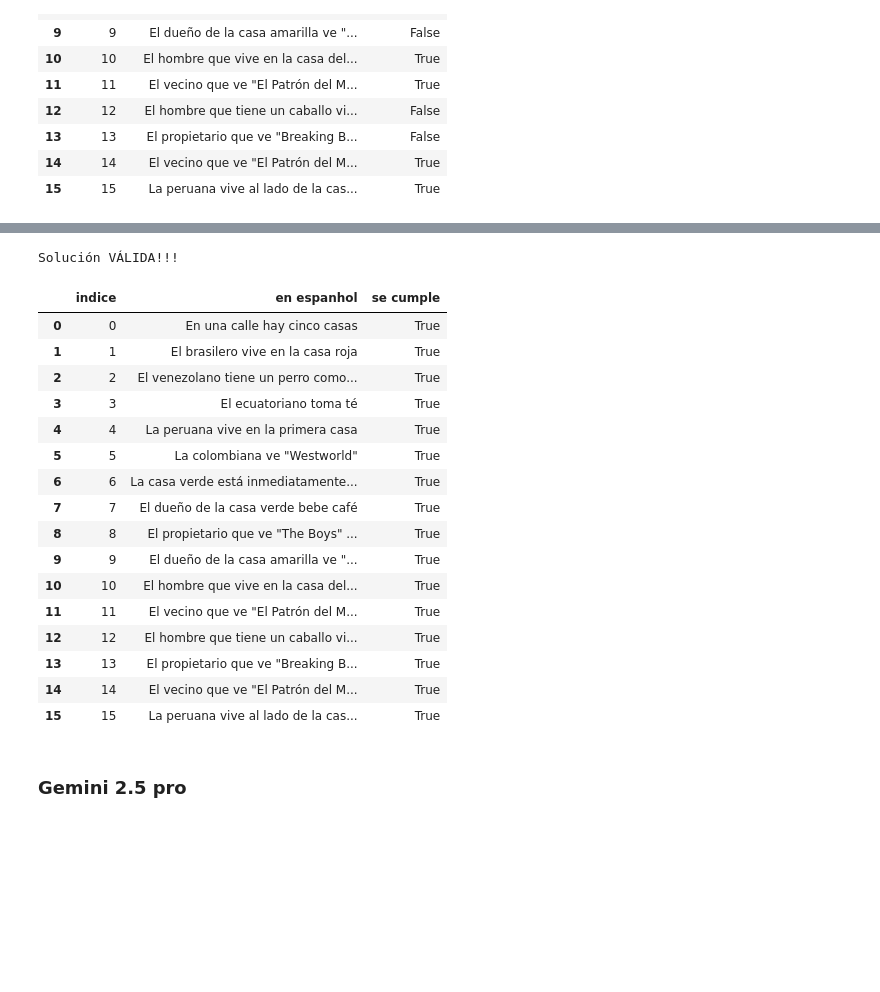
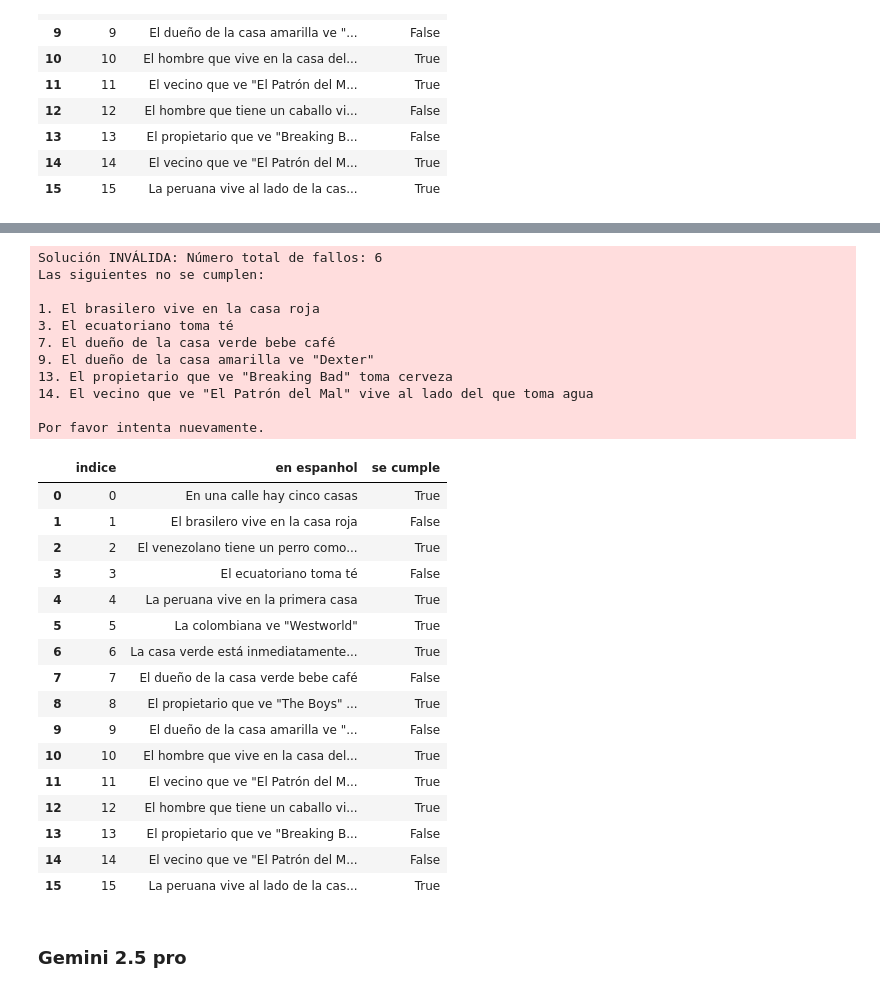
Before and after one commit to cuckookernel/talks-blogs-etc, a Jupyter notebook: AI-ML-DL-LLMs-HashHouse/einsteins_puzzle/Acertijo-Einstein.ipynb, the cells around one changed output, grey strips where cells are left out. Saved outputs shown, nothing was run; the diff lists cells and outputs as text; code cells hidden in the pictures; blank space fills up the shorter version.

```diff
--- a/AI-ML-DL-LLMs-HashHouse/Acertijo-Einstein.ipynb
+++ b/AI-ML-DL-LLMs-HashHouse/einsteins_puzzle/Acertijo-Einstein.ipynb
@@ -74,13 +112,20 @@ CONDICIONES_ESPANHOL
 # %% [markdown]
 ### Clases Auxiliares
 # %%
-
 from typing import TypedDict, NotRequired
 from dataclasses import dataclass
 import pandas as pd
 import sys
 
 class Casa(TypedDict):
+    nacionalidad: str
+    color: str
+    serie_que_ve: str
+    bebida_que_toma: str
+    mascote: str
+
+
+class CondicionCasa(TypedDict):
     nacionalidad: NotRequired[str]
     color: NotRequired[str]
     serie_que_ve: NotRequired[str]
@@ -96,7 +141,7 @@ class NumCasas:
         return len(posible_solucion) == self.n
 
 
-def _verificar_una(condicion: Casa, miembro_solucion: Casa) -> bool:
+def _verificar_una(condicion: CondicionCasa, miembro_solucion: Casa) -> bool:
     for condicion_llave, condicion_valor in condicion.items():
         if miembro_solucion[condicion_llave].lower()[:3] != condicion_valor.lower()[:3]:
             return False
@@ -105,7 +150,7 @@ def _verificar_una(condicion: Casa, miembro_solucion: Casa) -> bool:
 
 @dataclass
 class Miembro:
-    condicion: Casa
+    condicion: CondicionCasa
 
     def verificar(self, posible_solucion: list[Casa]) -> bool:
         return any(
@@ -115,7 +160,7 @@ class Miembro:
 
 @dataclass
 class MiembroEnPosicion:
-    condicion: Casa
+    condicion: CondicionCasa
     posicion: int
 
     def verificar(self, posible_solucion: list[Casa]) -> bool:
@@ -126,8 +171,8 @@ class MiembroEnPosicion:
 
 @dataclass
 class AlLadoDe:
-    cond1: Casa
-    cond2: Casa
+    cond1: CondicionCasa
+    cond2: CondicionCasa
 
     def verificar(self, posible_solucion: list[Casa]) -> bool:
 
@@ -652,23 +934,33 @@ pd.DataFrame(posible_solucion_gemini_25_flash_v1)
 # %%
-verificar_condiciones(posible_solucion_gemini_25_flash_v1)
+verificar_condiciones(posible_solucion_gemini_25_flash)
 # %% [output]
-Solución VÁLIDA!!!
+Solución INVÁLIDA: Número total de fallos: 6
+Las siguientes no se cumplen:
+
+1. El brasilero vive en la casa roja
+3. El ecuatoriano toma té
+7. El dueño de la casa verde bebe café
+9. El dueño de la casa amarilla ve "Dexter"
+13. El propietario que ve "Breaking Bad" toma cerveza
+14. El vecino que ve "El Patrón del Mal" vive al lado del que toma agua
+
+Por favor intenta nuevamente.
 |  | indice | en espanhol | se cumple |
 | 0 | 0 | En una calle hay cinco casas | True |
-| 1 | 1 | El brasilero vive en la casa roja | True |
+| 1 | 1 | El brasilero vive en la casa roja | False |
 | 2 | 2 | El venezolano tiene un perro como... | True |
-| 3 | 3 | El ecuatoriano toma té | True |
+| 3 | 3 | El ecuatoriano toma té | False |
 | 4 | 4 | La peruana vive en la primera casa | True |
 | 5 | 5 | La colombiana ve "Westworld" | True |
 | 6 | 6 | La casa verde está inmediatamente... | True |
-| 7 | 7 | El dueño de la casa verde bebe café | True |
+| 7 | 7 | El dueño de la casa verde bebe café | False |
 | 8 | 8 | El propietario que ve "The Boys" ... | True |
-| 9 | 9 | El dueño de la casa amarilla ve "... | True |
+| 9 | 9 | El dueño de la casa amarilla ve "... | False |
 | 10 | 10 | El hombre que vive en la casa del... | True |
 | 11 | 11 | El vecino que ve "El Patrón del M... | True |
 | 12 | 12 | El hombre que tiene un caballo vi... | True |
-| 13 | 13 | El propietario que ve "Breaking B... | True |
-| 14 | 14 | El vecino que ve "El Patrón del M... | True |
+| 13 | 13 | El propietario que ve "Breaking B... | False |
+| 14 | 14 | El vecino que ve "El Patrón del M... | False |
 | 15 | 15 | La peruana vive al lado de la cas... | True |
 # %% [markdown]
 ### Gemini 2.5 pro
```
Also changed, not shown: parts of 25 cells of this notebook, 1 other file.
